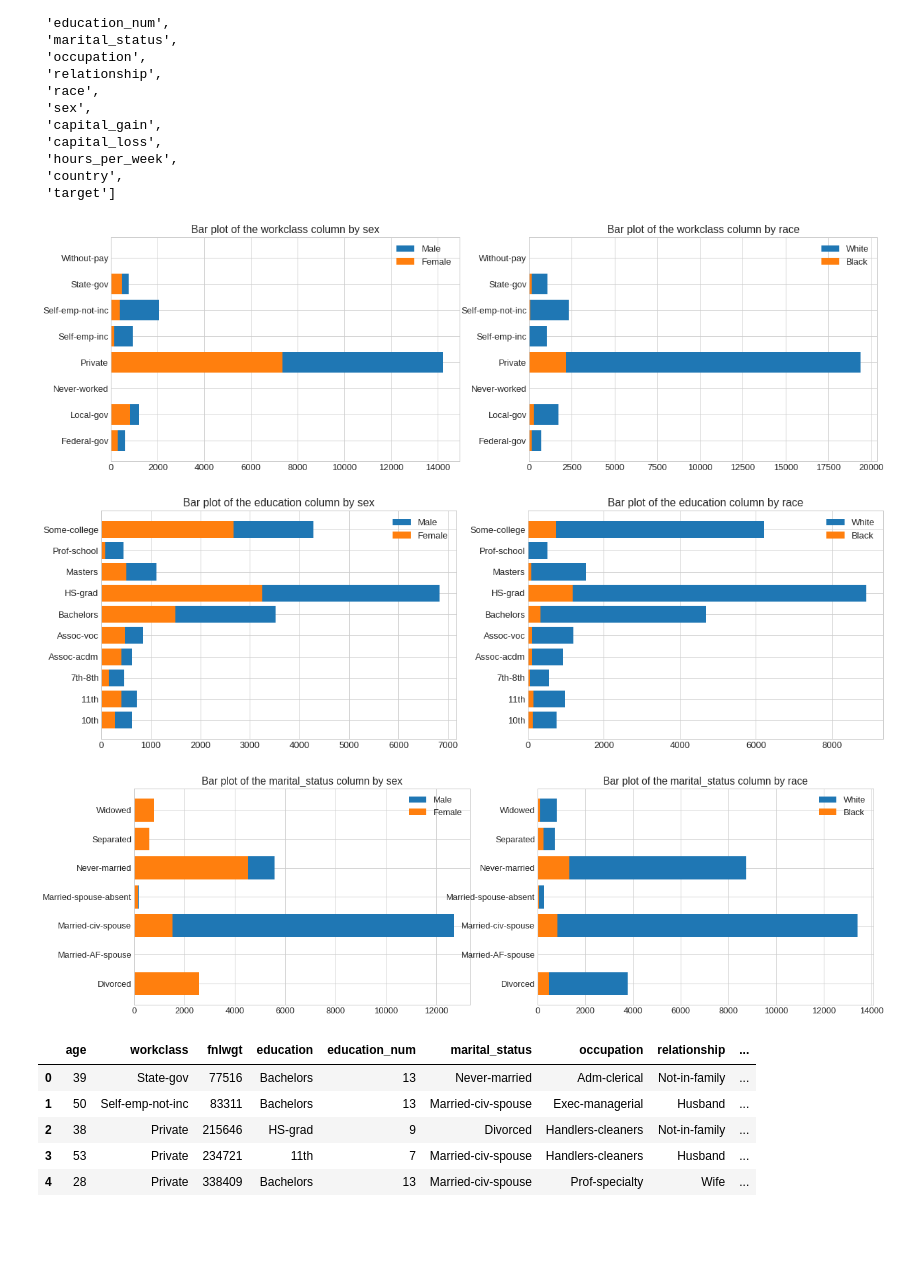
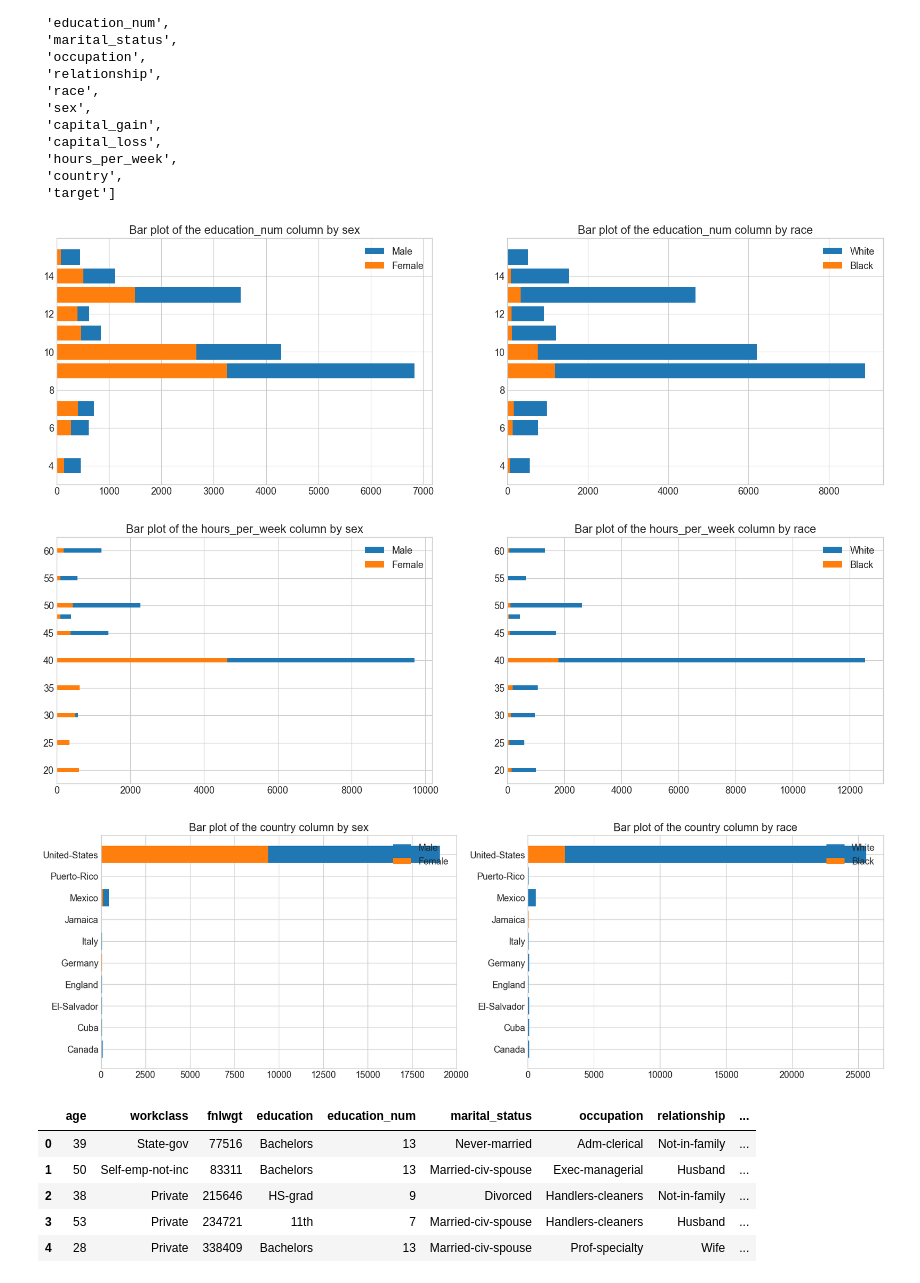
Before and after one commit to samiulengineer/sagan_fair_classifier, a Jupyter notebook: project/ethics_and_ai_how_to_prevent_bias_on_ml.ipynb, the cells around one changed output. Saved outputs shown, nothing was run; the diff lists cells and outputs as text; code cells hidden in the pictures; blank space fills up the shorter version.

```diff
--- a/project/ethics_and_ai_how_to_prevent_bias_on_ml.ipynb
+++ b/project/ethics_and_ai_how_to_prevent_bias_on_ml.ipynb
@@ -79,7 +52,7 @@ pip install 'aif360[Reductions]'
 column_names = ['age', 'workclass', 'fnlwgt', 'education', 'education_num',
                     'marital_status', 'occupation', 'relationship', 'race', 'sex',
                     'capital_gain', 'capital_loss', 'hours_per_week', 'country', 'target']
-data = (pd.read_csv('/content/drive/MyDrive/CSML/Fariness in ML/adult.data', names=column_names,
+data = (pd.read_csv('E:/canada syntex/Github/fair_classifier_ml/data/adult.data', names=column_names,
                     na_values="?", sep=r'\s*,\s*', engine='python')
                     .loc[lambda df: df['race'].isin(['White', 'Black'])])
 # %% [markdown]
@@ -344,3 +237 @@ With this information that there are 998 years old people in the dataset, we can
-# %%
-data['Victim Age'] = np.where(data['Victim Age'] == 998, np.median(data[data['Victim Age'] <= 100]['Victim Age']), data['Victim Age'])
 # %%
@@ -395,17 +286,17 @@ def plot_bar(data, col, Y_columns, max_cat=10):
 
     plt.show()
 # %%
-plot_bar(data, col='workclass',Y_columns=Y_columns)
+plot_bar(data, col='education_num',Y_columns=Y_columns)
 # %% [output]
-[figure, old version]
+[figure, new version]
 # %%
-plot_bar(data, col='education',Y_columns=Y_columns)
+plot_bar(data, col='hours_per_week',Y_columns=Y_columns)
 # %% [output]
-[figure, old version]
+[figure, new version]
 # %%
-plot_bar(data, col='marital_status',Y_columns=Y_columns)
+plot_bar(data, col='country',Y_columns=Y_columns)
 # %% [output]
-[figure, old version]
+[figure, new version]
 # %%
 # data.drop(cols_to_drop, axis=1, inplace=True)
 data.head()
```
Also changed, not shown: parts of 34 cells of this notebook.
